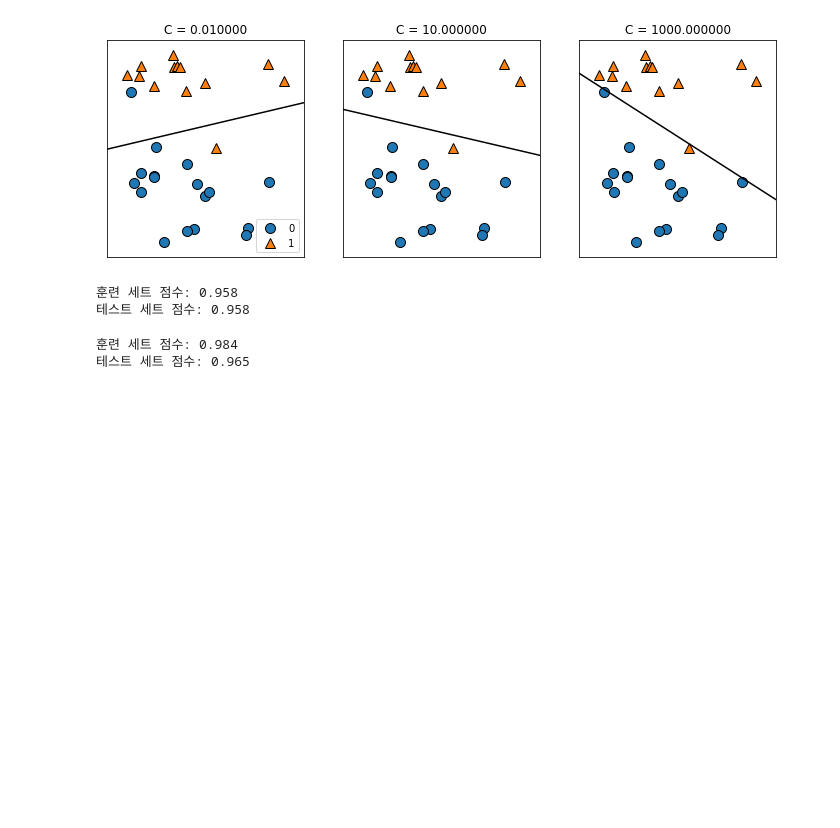
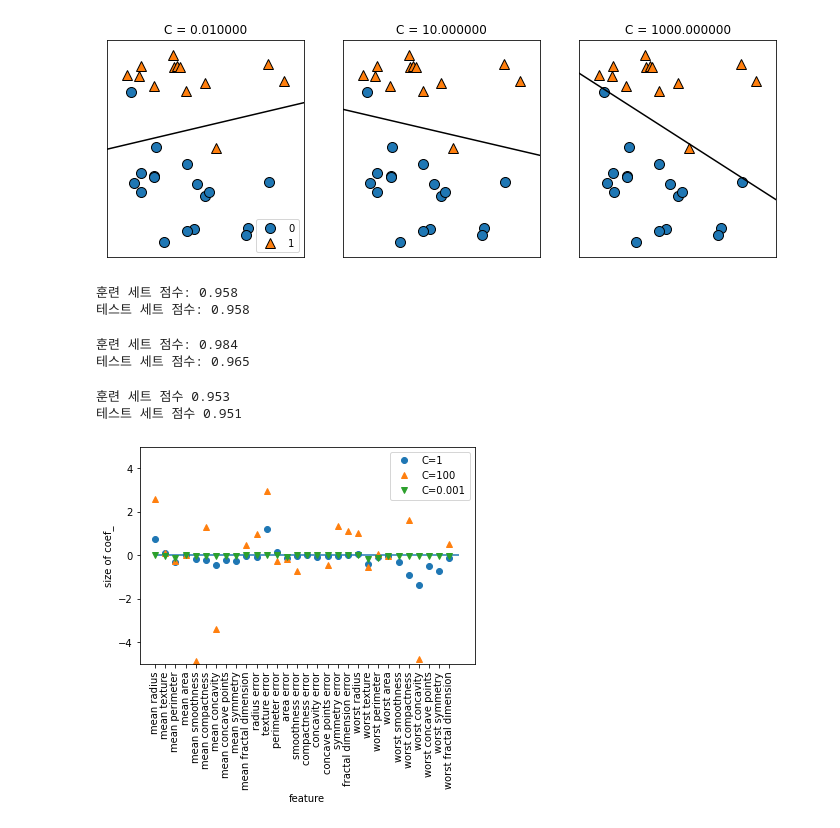
Before and after one commit to Sinindi/practice_project, a Jupyter notebook: AI/introduction_to_ml_with_python-master/practice/supervised.ipynb, the cells around one changed output. Saved outputs shown, nothing was run; the diff lists cells and outputs as text; code cells hidden in the pictures; blank space fills up the shorter version.

```diff
--- a/AI/introduction_to_ml_with_python-master/practice/supervised.ipynb
+++ b/AI/introduction_to_ml_with_python-master/practice/supervised.ipynb
@@ -496,9 +496,13 @@ mglearn.plots.plot_linear_svc_regularization()
 [figure]
 # %%
 from sklearn.datasets import load_breast_cancer
+"""
+위와 달리 많은 특성을 훈련할때 선형 분류 모델이 어떻게 작동하는지 알아보기 위해 데이터 셋이 많은 유방암 데이터를 이용하여
+확인해 볼것이다.
+"""
 cancer = load_breast_cancer()
 X_train, X_test, y_train, y_test = train_test_split(cancer.data, cancer.target, stratify=cancer.target, random_state=42)
-logreg = LogisticRegression(max_iter = 3000).fit(X_train, y_train)
+logreg = LogisticRegression(max_iter = 5000).fit(X_train, y_train)
 print(f"훈련 세트 점수: {logreg.score(X_train, y_train):.3f}")
 print(f"테스트 세트 점수: {logreg.score(X_test, y_test):.3f}")
 #훈련 세트와 테스트 세트 점수가 비슷한것으로 보아 과소적합인 것 같다. 모델의 제약을 더 풀어주기 위해 C를 증가
@@ -506,9 +510,31 @@ print(f"테스트 세트 점수: {logreg.score(X_test, y_test):.3f}")
 훈련 세트 점수: 0.958
 테스트 세트 점수: 0.958
 # %%
-logreg100 = LogisticRegression(C=100,max_iter = 4000).fit(X_train, y_train)
+logreg100 = LogisticRegression(C=100,max_iter = 5000).fit(X_train, y_train)
 print(f"훈련 세트 점수: {logreg100.score(X_train, y_train):.3f}")
 print(f"테스트 세트 점수: {logreg100.score(X_test, y_test):.3f}")
 # %% [output]
 훈련 세트 점수: 0.984
 테스트 세트 점수: 0.965
+# %%
+logreg001 = LogisticRegression(C=0.01,max_iter = 5000).fit(X_train, y_train)
+print(f"훈련 세트 점수 {logreg001.score(X_train, y_train):.3f}")
+print(f"테스트 세트 점수 {logreg001.score(X_test, y_test):.3f}")
+# %% [output]
+훈련 세트 점수 0.953
+테스트 세트 점수 0.951
+# %%
+plt.plot(logreg.coef_.T, 'o', label="C=1")
+plt.plot(logreg100.coef_.T, '^', label="C=100")
+plt.plot(logreg001.coef_.T, 'v', label="C=0.001")
+plt.xticks(range(cancer.data.shape[1]), cancer.feature_names, rotation=90)
+plt.hlines(0,0,cancer.data.shape[1])
+plt.ylim(-5,5)
+plt.xlabel("feature")
+plt.ylabel("size of coef_")
+plt.legend()
+plt.show()
+#더 이해하기 쉬운 모델을 원한다면 L1 규제를 사용하는것이 좋다
+#비록 특성이 줄어들겠지만
+# %% [output]
+[figure, added]
```
Also changed, not shown: parts of 13 cells of this notebook, 27 other files.
